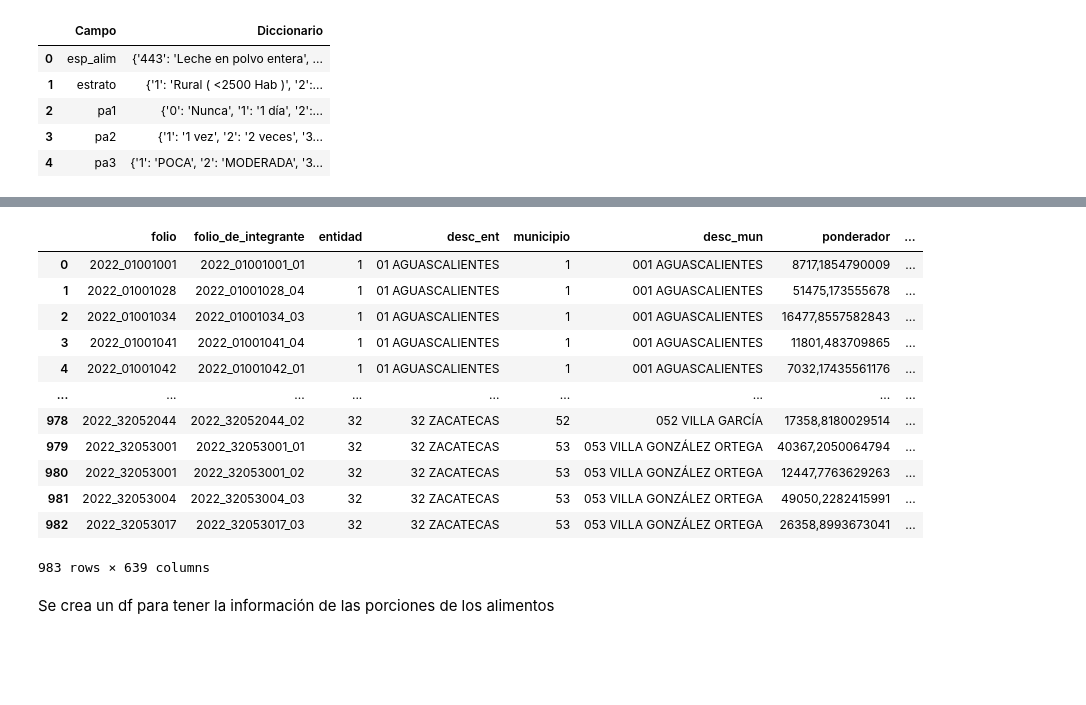
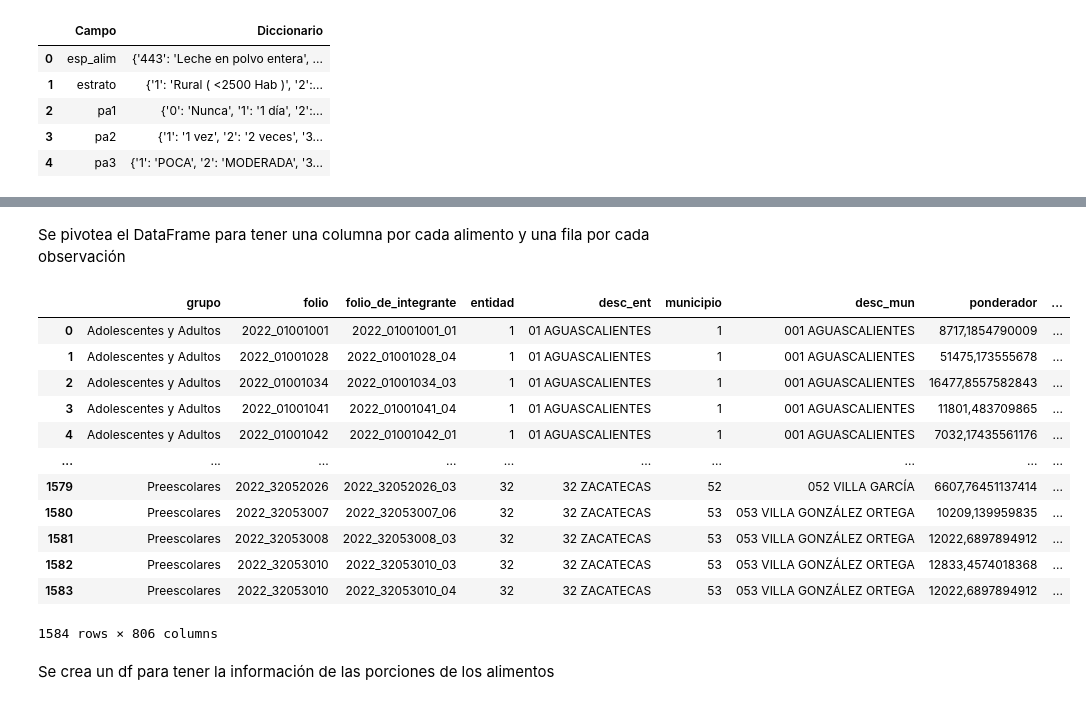
Before and after one commit to christiancalidad/ProyectoIntegradorSep24_Grupo15, a Jupyter notebook: 1. EDA.ipynb, the cells around one changed output, grey strips where cells are left out. Saved outputs shown, nothing was run; the diff lists cells and outputs as text; code cells hidden in the pictures; blank space fills up the shorter version.

```diff
--- a/1. EDA.ipynb
+++ b/1. EDA.ipynb
@@ -148,0 +259,4 @@ Procesando columna: region
+# %%
+df_food_adults_data['grupo'] = 'Adolescentes y Adultos'
+df_food_school_data['grupo'] = 'Escolares'
+df_food_preschool_data['grupo'] = 'Preescolares'
@@ -148,0 +286,3 @@ Procesando columna: region
+# %%
+df_food_school_data.columns = df_food_adults_data.columns
+df_food_preschool_data.columns = df_food_adults_data.columns
@@ -148,0 +291,3 @@ Procesando columna: region
+# %%
+df_food_general = pd.concat([df_food_adults_data, df_food_school_data, df_food_preschool_data], ignore_index=True)
+df_food_general.head()
@@ -149,28 +302,30 @@ Procesando columna: region
+# %% [markdown]
+Se pivotea el DataFrame para tener una columna por cada alimento y una fila por cada observación
 # %%
-df_food_adults_data_pivot = df_food_adults_data.pivot_table(index=['folio', 'folio_de_integrante', 'entidad', 'desc_ent', 'municipio',
+df_food_pivot = df_food_general.pivot_table(index=['grupo','folio', 'folio_de_integrante', 'entidad', 'desc_ent', 'municipio',
        'desc_mun','ponderador', 'estrato_urbanidad/ruralidad',
        '__estrato_de_seleccion', 'unidad_primaria_de_muestreo', 'completa',
        'region'], columns='alimento', values=['¿_cuántos_días_comió_(tomó)_usted?', 'especifique_otra_leche',
        '¿_cuántas_veces_al_día_comió_(tomó)_usted?', 'tamaño_de_porción',
        'número_de_porciones'], aggfunc='first')
 # %%
-df_food_adults_data_pivot = df_food_adults_data_pivot.reset_index()
-df_food_adults_data_pivot.columns = [''.join(col).strip() for col in df_food_adults_data_pivot.columns.values]
-df_food_adults_data_pivot
+df_food_pivot = df_food_pivot.reset_index()
+df_food_pivot.columns = [''.join(col).strip() for col in df_food_pivot.columns.values]
+df_food_pivot
 # %% [output]
-|  | folio | folio_de_integrante | entidad | desc_ent | municipio | desc_mun | ponderador | ... |
-| 0 | 2022_01001001 | 2022_01001001_01 | 1 | 01 AGUASCALIENTES | 1 | 001 AGUASCALIENTES | 8717,1854790009 | ... |
-| 1 | 2022_01001028 | 2022_01001028_04 | 1 | 01 AGUASCALIENTES | 1 | 001 AGUASCALIENTES | 51475,173555678 | ... |
-| 2 | 2022_01001034 | 2022_01001034_03 | 1 | 01 AGUASCALIENTES | 1 | 001 AGUASCALIENTES | 16477,8557582843 | ... |
-| 3 | 2022_01001041 | 2022_01001041_04 | 1 | 01 AGUASCALIENTES | 1 | 001 AGUASCALIENTES | 11801,483709865 | ... |
-| 4 | 2022_01001042 | 2022_01001042_01 | 1 | 01 AGUASCALIENTES | 1 | 001 AGUASCALIENTES | 7032,17435561176 | ... |
-| ... | ... | ... | ... | ... | ... | ... | ... | ... |
-| 978 | 2022_32052044 | 2022_32052044_02 | 32 | 32 ZACATECAS | 52 | 052 VILLA GARCÍA | 17358,8180029514 | ... |
-| 979 | 2022_32053001 | 2022_32053001_01 | 32 | 32 ZACATECAS | 53 | 053 VILLA GONZÁLEZ ORTEGA | 40367,2050064794 | ... |
-| 980 | 2022_32053001 | 2022_32053001_02 | 32 | 32 ZACATECAS | 53 | 053 VILLA GONZÁLEZ ORTEGA | 12447,7763629263 | ... |
-| 981 | 2022_32053004 | 2022_32053004_03 | 32 | 32 ZACATECAS | 53 | 053 VILLA GONZÁLEZ ORTEGA | 49050,2282415991 | ... |
-| 982 | 2022_32053017 | 2022_32053017_03 | 32 | 32 ZACATECAS | 53 | 053 VILLA GONZÁLEZ ORTEGA | 26358,8993673041 | ... |
+|  | grupo | folio | folio_de_integrante | entidad | desc_ent | municipio | desc_mun | ponderador | ... |
+| 0 | Adolescentes y Adultos | 2022_01001001 | 2022_01001001_01 | 1 | 01 AGUASCALIENTES | 1 | 001 AGUASCALIENTES | 8717,1854790009 | ... |
+| 1 | Adolescentes y Adultos | 2022_01001028 | 2022_01001028_04 | 1 | 01 AGUASCALIENTES | 1 | 001 AGUASCALIENTES | 51475,173555678 | ... |
+| 2 | Adolescentes y Adultos | 2022_01001034 | 2022_01001034_03 | 1 | 01 AGUASCALIENTES | 1 | 001 AGUASCALIENTES | 16477,8557582843 | ... |
+| 3 | Adolescentes y Adultos | 2022_01001041 | 2022_01001041_04 | 1 | 01 AGUASCALIENTES | 1 | 001 AGUASCALIENTES | 11801,483709865 | ... |
+| 4 | Adolescentes y Adultos | 2022_01001042 | 2022_01001042_01 | 1 | 01 AGUASCALIENTES | 1 | 001 AGUASCALIENTES | 7032,17435561176 | ... |
+| ... | ... | ... | ... | ... | ... | ... | ... | ... | ... |
+| 1579 | Preescolares | 2022_32052026 | 2022_32052026_03 | 32 | 32 ZACATECAS | 52 | 052 VILLA GARCÍA | 6607,76451137414 | ... |
+| 1580 | Preescolares | 2022_32053007 | 2022_32053007_06 | 32 | 32 ZACATECAS | 53 | 053 VILLA GONZÁLEZ ORTEGA | 10209,139959835 | ... |
+| 1581 | Preescolares | 2022_32053008 | 2022_32053008_03 | 32 | 32 ZACATECAS | 53 | 053 VILLA GONZÁLEZ ORTEGA | 12022,6897894912 | ... |
+| 1582 | Preescolares | 2022_32053010 | 2022_32053010_03 | 32 | 32 ZACATECAS | 53 | 053 VILLA GONZÁLEZ ORTEGA | 12833,4574018368 | ... |
+| 1583 | Preescolares | 2022_32053010 | 2022_32053010_04 | 32 | 32 ZACATECAS | 53 | 053 VILLA GONZÁLEZ ORTEGA | 12022,6897894912 | ... |
-983 rows × 639 columns
+1584 rows × 806 columns
 # %% [markdown]
 Se crea un df para tener la información de las porciones de los alimentos
 # %%
```
Also changed, not shown: parts of 32 cells of this notebook.
